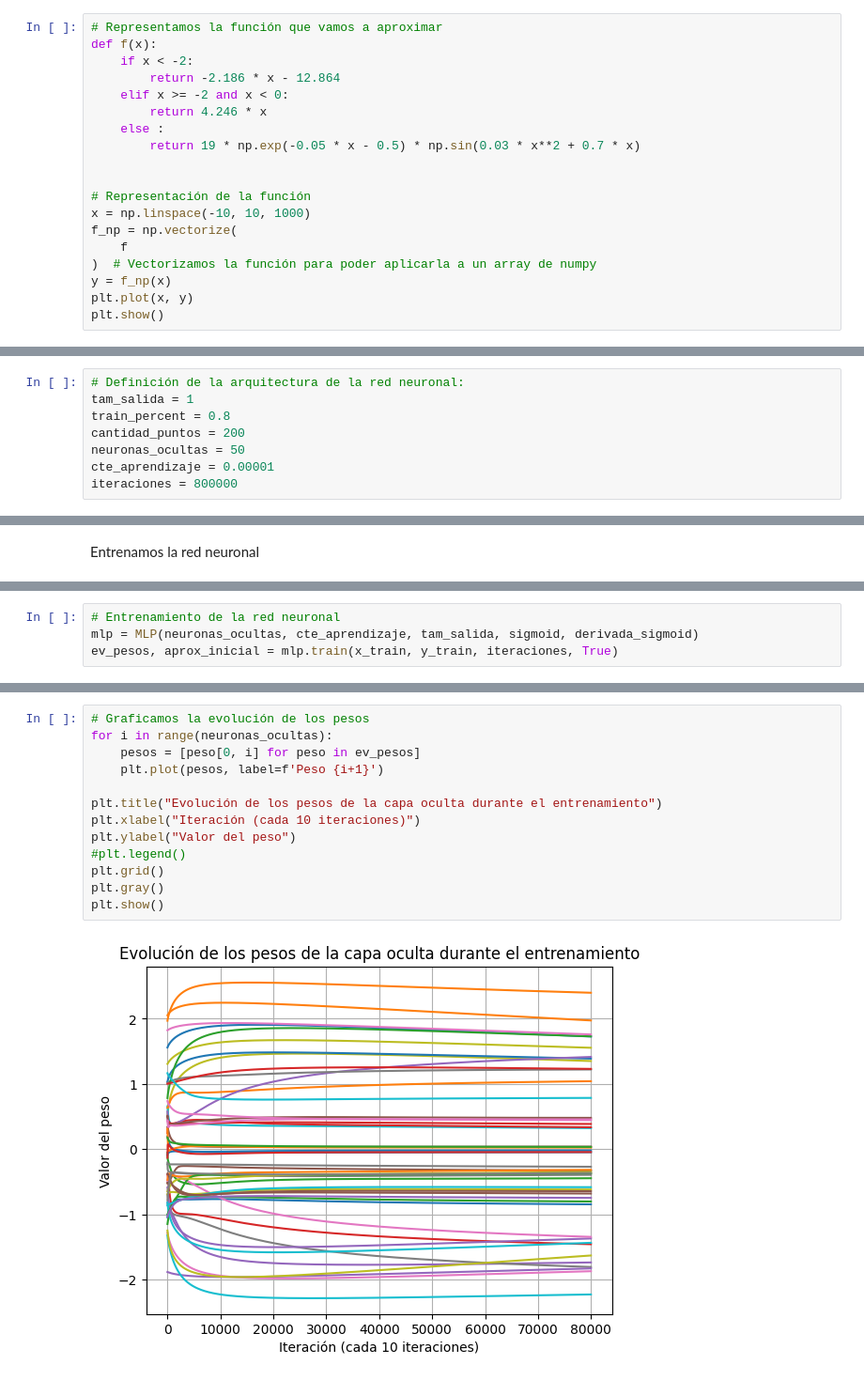
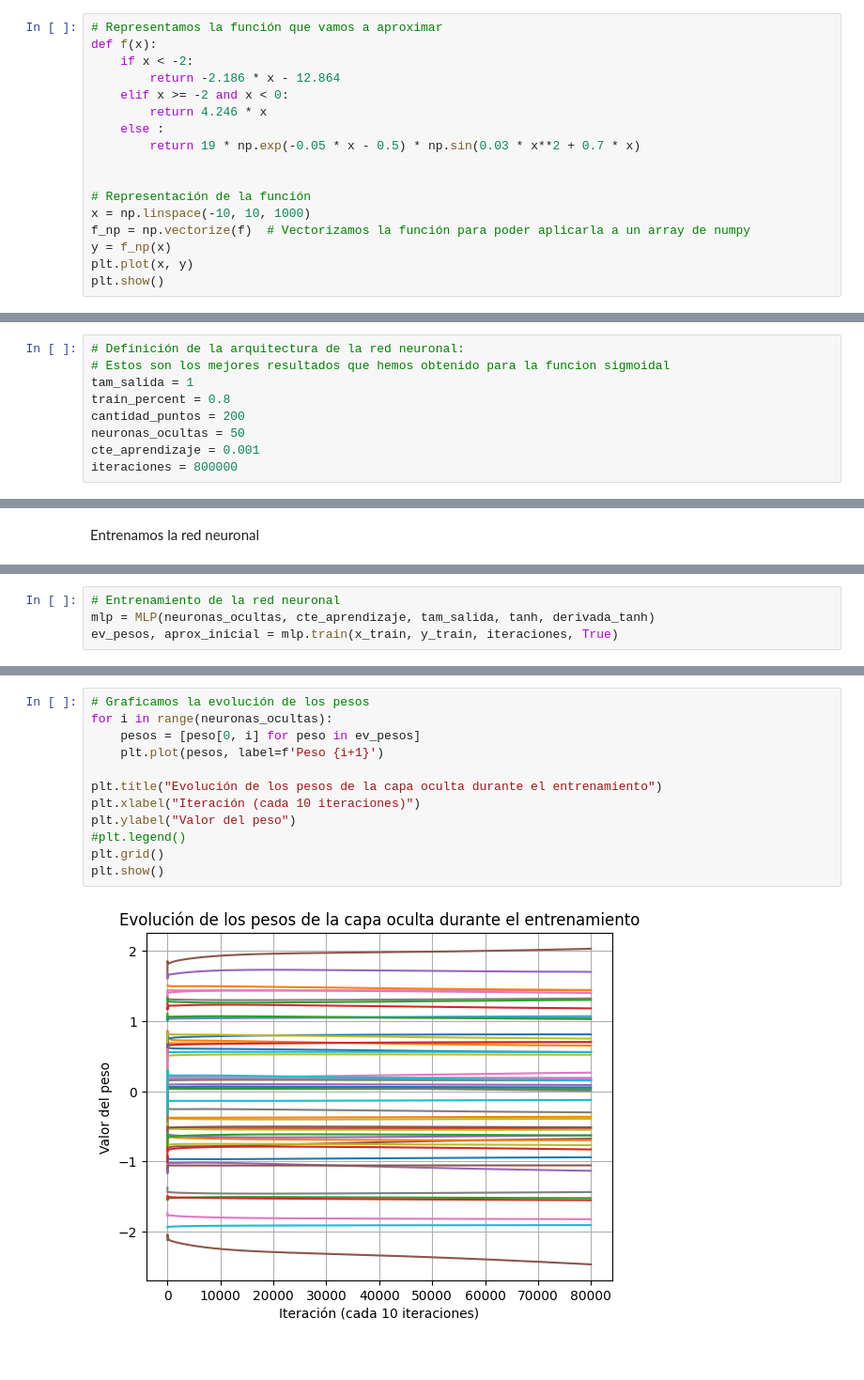
Before and after one commit to Apriea04/ComputacionNeuronalEvolutiva, a Jupyter notebook: Computación Evolutiva/Práctica 1/Parte 1.ipynb, the cells around one changed output, grey strips where cells are left out. Shown at 94% size. Cells and saved outputs as stored; diff of their text form.

```diff
--- a/Computación Evolutiva/Práctica 1/Parte 1.ipynb
+++ b/Computación Evolutiva/Práctica 1/Parte 1.ipynb
@@ -18,9 +18,7 @@ def f(x):
 
 # Representación de la función
 x = np.linspace(-10, 10, 1000)
-f_np = np.vectorize(
-    f
-)  # Vectorizamos la función para poder aplicarla a un array de numpy
+f_np = np.vectorize(f)  # Vectorizamos la función para poder aplicarla a un array de numpy
 y = f_np(x)
 plt.plot(x, y)
 plt.show()
@@ -74,11 +67,12 @@ def derivada_relu(x):
 La arquitectura de la red neuronal que vamos a utilizar es la que se define aquí:
 # %%
 # Definición de la arquitectura de la red neuronal:
+# Estos son los mejores resultados que hemos obtenido para la funcion sigmoidal
 tam_salida = 1
 train_percent = 0.8
 cantidad_puntos = 200
 neuronas_ocultas = 50
-cte_aprendizaje = 0.00001
+cte_aprendizaje = 0.001
 iteraciones = 800000
 # %% [markdown]
 Creamos el conjunto de datos que luego usaremos para el entrenamiento
@@ -175,7 +171,7 @@ class MLP:
         return predicted_output
 # %%
 # Entrenamiento de la red neuronal
-mlp = MLP(neuronas_ocultas, cte_aprendizaje, tam_salida, sigmoid, derivada_sigmoid)
+mlp = MLP(neuronas_ocultas, cte_aprendizaje, tam_salida, tanh, derivada_tanh)
 ev_pesos, aprox_inicial = mlp.train(x_train, y_train, iteraciones, True)
 # %%
 # Probamos la red neuronal
@@ -195,18 +191,17 @@ plt.show()
 # %%
 # Graficamos la evolución de los pesos
 for i in range(neuronas_ocultas):
     pesos = [peso[0, i] for peso in ev_pesos]
     plt.plot(pesos, label=f'Peso {i+1}')
 
 plt.title("Evolución de los pesos de la capa oculta durante el entrenamiento")
 plt.xlabel("Iteración (cada 10 iteraciones)")
 plt.ylabel("Valor del peso")
 #plt.legend()
 plt.grid()
-plt.gray()
 plt.show()
 # %% [output]
-[figure, old version]
+[figure, new version]
 # %%
 #Probamos con la relu
 
```
Also changed, not shown: parts of 7 cells of this notebook.
